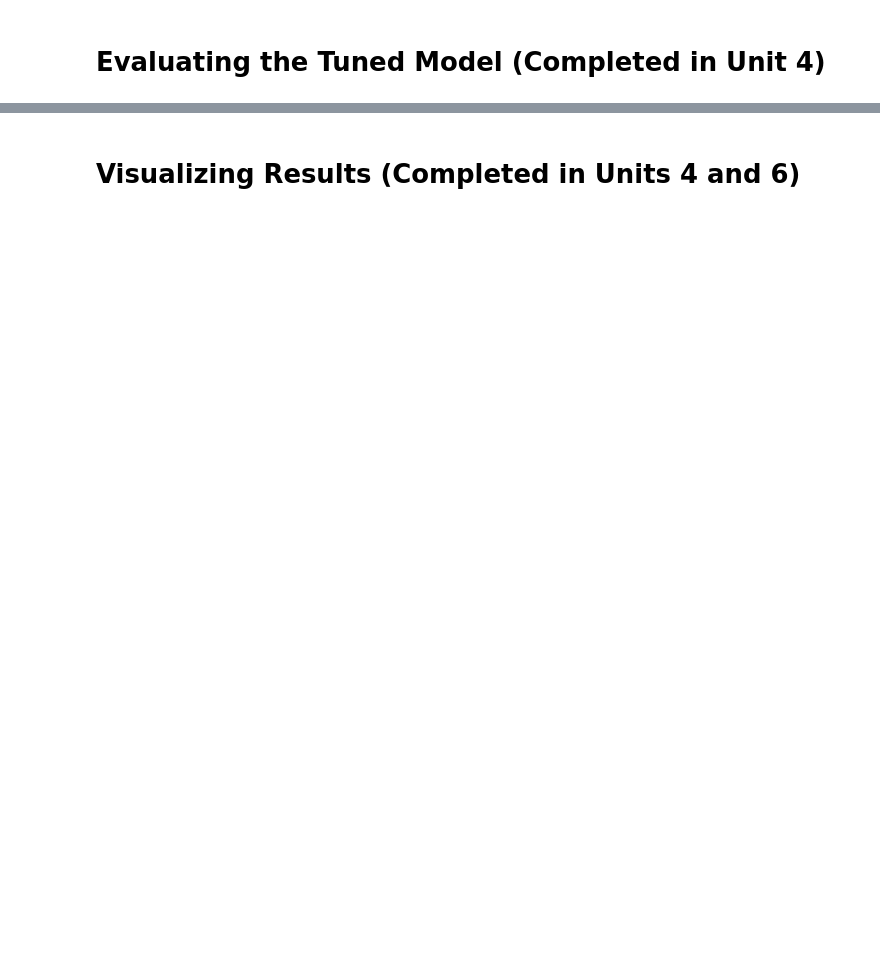
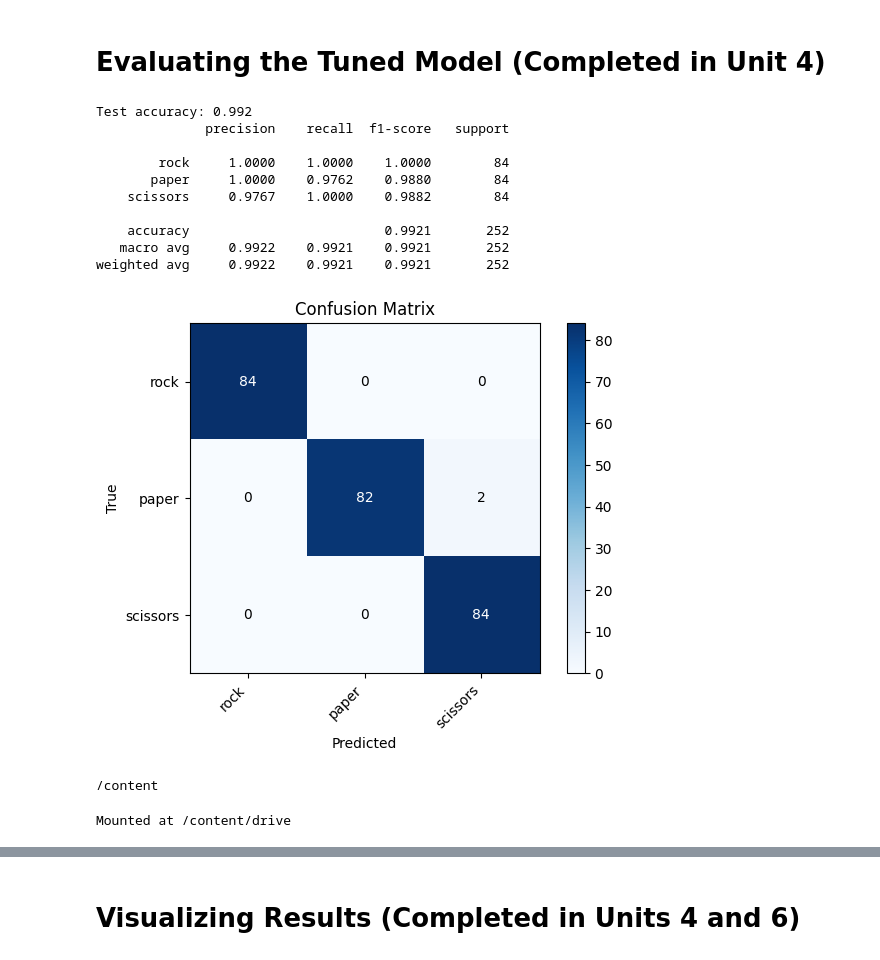
Before and after one commit to x-repos/mines, a Jupyter notebook: datascience/codes/Project_CNNs_Benjamin.ipynb, the cells around one changed output, grey strips where cells are left out. Drawn from its saved outputs; the diff is of its cells as text; code cells hidden in the pictures; blank space fills up the shorter version.

```diff
--- a/datascience/codes/Project_CNNs_Benjamin.ipynb
+++ b/datascience/codes/Project_CNNs_Benjamin.ipynb
@@ -270,5 +353,65 @@ During Units 4, 5, and 6, we will explore and learn additional techniques, and t
 # %% [markdown]
 # Evaluating the Tuned Model (Completed in Unit 4)
+# %%
+#Insert Code Here
+
+
+
+# Accuracy from Keras
+test_loss, test_acc = best_model.evaluate(test_data, verbose=0)
+print(f"Test accuracy: {test_acc:.3f}")
+
+# Collect predictions and true labels
+y_true = []
+y_prob = []
+for images, labels in test_data:
+    y_true.append(labels.numpy())
+    y_prob.append(best_model.predict(images, verbose=0))
+y_true = np.concatenate(y_true)
+y_prob = np.concatenate(y_prob)
+y_pred = y_prob.argmax(axis=1)
+
+target_names = ["rock","paper","scissors"]
+print(classification_report(y_true, y_pred, target_names=target_names, digits=4))
+
+# Confusion matrix (plot)
+cm = confusion_matrix(y_true, y_pred)
+plt.imshow(cm, cmap="Blues")
+plt.title("Confusion Matrix")
+plt.colorbar()
+ticks = np.arange(len(target_names))
+plt.xticks(ticks, target_names, rotation=45, ha="right")
+plt.yticks(ticks, target_names)
+for i in range(cm.shape[0]):
+    for j in range(cm.shape[1]):
+        plt.text(j, i, cm[i, j], ha="center", va="center",
+                 color="white" if cm[i,j] > cm.max()/2 else "black")
+plt.xlabel("Predicted"); plt.ylabel("True")
+plt.tight_layout(); plt.show()
+# %% [output]
+Test accuracy: 0.992
+              precision    recall  f1-score   support
+
+        rock     1.0000    1.0000    1.0000        84
+       paper     1.0000    0.9762    0.9880        84
+    scissors     0.9767    1.0000    0.9882        84
+
+    accuracy                         0.9921       252
+   macro avg     0.9922    0.9921    0.9921       252
+weighted avg     0.9922    0.9921    0.9921       252
+[figure, added]
+# %%
+
+import os
+print(os.getcwd())
+# %% [output]
+/content
+# %%
+
+from google.colab import drive
+drive.mount('/content/drive')
+# %% [output]
+Mounted at /content/drive
 # %%
 # Since this is a bit new, leaving in for some starter code :)
 # Be sure to update with your variable names, or remove and build from scratch
```
Also changed, not shown: parts of 11 cells of this notebook, 20 other files.
